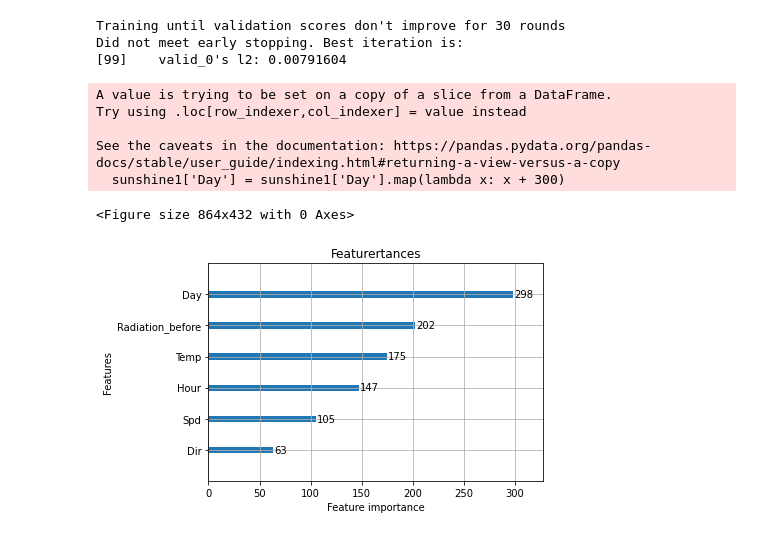
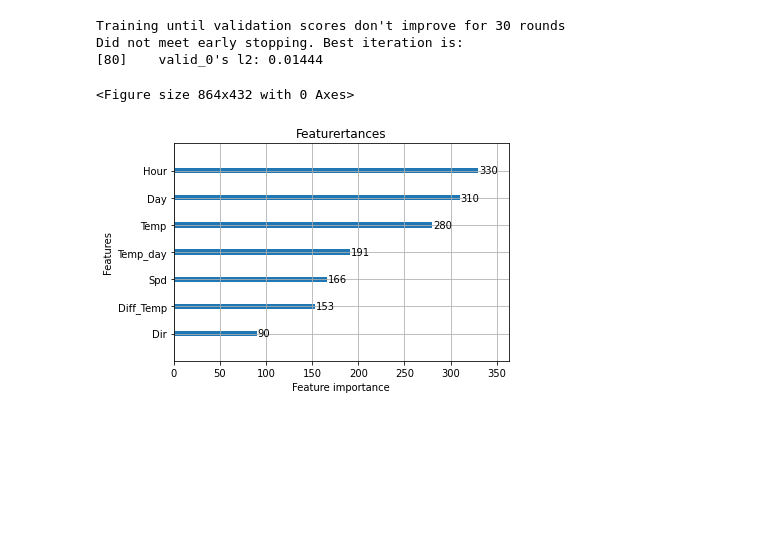
Before and after one commit to WryBin/Elec3, a Jupyter notebook: LightGBM.ipynb, the cells around one changed output. Saved outputs shown, nothing was run; the diff lists cells and outputs as text; code cells hidden in the pictures; blank space fills up the shorter version.

Commit message:
Adjust the val_data

```diff
--- a/LightGBM.ipynb
+++ b/LightGBM.ipynb
@@ -6,78 +6,76 @@ from sklearn.metrics import mean_squared_error
 import lightgbm as lgb
 import matplotlib.pyplot as plt
 
-plt.figure(figsize=(12, 6))
-
+Mode = 'Train'
 
 sunshine = pd.read_csv("Dataset/sunshine.csv")
 temp = pd.read_csv("Dataset/temp.csv")
 wind = pd.read_csv("Dataset/wind.csv")
 
-train_data = sunshine[0:3900].merge(temp, on=['Day', 'Hour'], how='left')
+point = 600
+
+if Mode == 'Train':
+    train_data = sunshine[0:-point].merge(temp, on=['Day', 'Hour'], how='left')
+    val_data = sunshine[4500-point:].merge(temp, on=['Day', 'Hour'], how='left')
+    pre_data = val_data.copy()
+
+elif Mode == 'Pred':
+    train_data = sunshine[0:-point].merge(temp, on=['Day', 'Hour'], how='left')
+    val_data = sunshine[4500-point:].merge(temp, on=['Day', 'Hour'], how='left')
+    sunshine1 = sunshine.iloc[0:150, :]
+    sunshine1['Day'] = sunshine1['Day'].map(lambda x: x + 300)
+    pre_data = sunshine1.merge(temp, on=['Day', 'Hour'], how='left')
+
 train_data = train_data.merge(wind, on=['Day', 'Hour'], how='left')
+Temp_day = train_data.groupby(['Day'])['Temp'].mean().to_frame('Temp_day').reset_index()
+Temp_day['Diff_Temp'] = Temp_day['Temp_day'].diff()
+train_data = train_data.merge(Temp_day, on=['Day'], how='left')
 
-train_data['day_t'] = train_data['Day']
-train_data_temp = train_data.copy()
-train_data_temp['day_t'] = train_data_temp['Day'].map(lambda x: x + 7)
-train_data_temp.rename(columns={'Radiation': 'Radiation_before'}, inplace=True)
-train_data_temp = train_data_temp[['day_t', 'Radiation_before', 'Hour']]
-train_data = train_data.merge(train_data_temp, on=['day_t', 'Hour'], how='left')
+val_data = val_data.merge(wind, on=['Day', 'Hour'], how='left')
+Temp_day = val_data.groupby(['Day'])['Temp'].mean().to_frame('Temp_day').reset_index()
+Temp_day['Diff_Temp'] = Temp_day['Temp_day'].diff()
+val_data = val_data.merge(Temp_day, on=['Day'], how='left')
 
-
-sunshine1 = sunshine.iloc[0:600, :]
-sunshine1['Day'] = sunshine1['Day'].map(lambda x: x + 300)
-
-# val_data = sunshine1.merge(temp, on=['Day', 'Hour'], how='left')
-# val_data = val_data.merge(wind, on=['Day', 'Hour'], how='left')
-
-val_data = sunshine[3900:].merge(temp, on=['Day', 'Hour'], how='left')
-val_data = val_data.merge(wind, on=['Day', 'Hour'], how='left')
-val_data['day_t'] = val_data['Day']
-val_data_temp = val_data.copy()
-val_data_temp['day_t'] = val_data_temp['Day'].map(lambda x: x + 7)
-val_data_temp.rename(columns={'Radiation': 'Radiation_before'}, inplace=True)
-val_data_temp = val_data_temp[['day_t', 'Radiation_before', 'Hour']]
-val_data = val_data.merge(val_data_temp, on=['day_t', 'Hour'], how='left')
+pre_data = pre_data.merge(wind, on=['Day', 'Hour'], how='left')
+Temp_day = pre_data.groupby(['Day'])['Temp'].mean().to_frame('Temp_day').reset_index()
+Temp_day['Diff_Temp'] = Temp_day['Temp_day'].diff()
+pre_data = pre_data.merge(Temp_day, on=['Day'], how='left')
 
 features = [f for f in train_data.columns if f not in ['Radiation', 'day_t']]
-# features = [f for f in train_data.columns if f not in ['Radiation', 'day_t', 'Day', 'Spd', 'Dir', 'Radiation_before']]
 X_train, X_test, Y_train, Y_test = train_test_split(train_data[features], train_data['Radiation'].values, test_size=0.1, random_state=42)
 
 params = {
     'task': 'train',
     'boosting': 'gbdt',
-    'objective': 'regression',
-    'num_leaves': 11,
+    'objective': 'regression_l2',
+    'num_leaves': 20,
     'learning_rate': 0.1,
     'metric': {'mse'},
     'verbose': -1,
     'min_data_in_leaf': 4,
-    'max_depth':5
+    'max_depth':7,
+    'seed':42
 }
 
-lgb_train = lgb.Dataset(X_train, Y_train)
-lgb_eval = lgb.Dataset(X_test, Y_test, reference=lgb_train)
+lgb_train = lgb.Dataset(train_data[features], train_data['Radiation'].values)
+lgb_eval = lgb.Dataset(val_data[features], val_data['Radiation'].values, reference=lgb_train)
 
 # train
 gbm = lgb.train(params,
                 train_set=lgb_train,
                 valid_sets=lgb_eval,
                 callbacks=[lgb.early_stopping(stopping_rounds=30)])
 
 # 预测提交数据
-Y_pred = gbm.predict(val_data[features])
+Y_pred = gbm.predict(pre_data[features])
 
+plt.figure(figsize=(12, 6))
 lgb.plot_importance(gbm, max_num_features=20)
 plt.title("Featurertances")
 plt.show()
 # %% [output]
 Training until validation scores don't improve for 30 rounds
 Did not meet early stopping. Best iteration is:
-[99]    valid_0's l2: 0.00791604
+[80]    valid_0's l2: 0.01444
-A value is trying to be set on a copy of a slice from a DataFrame.
-Try using .loc[row_indexer,col_indexer] = value instead
-
-See the caveats in the documentation: https://pandas.pydata.org/pandas-docs/stable/user_guide/indexing.html#returning-a-view-versus-a-copy
-  sunshine1['Day'] = sunshine1['Day'].map(lambda x: x + 300)
+<Figure size 864x432 with 0 Axes>
-<Figure size 864x432 with 0 Axes>
-[figure, old version]
+[figure, new version]
```
Also changed, not shown: parts of 5 cells of this notebook, 6 other files.
